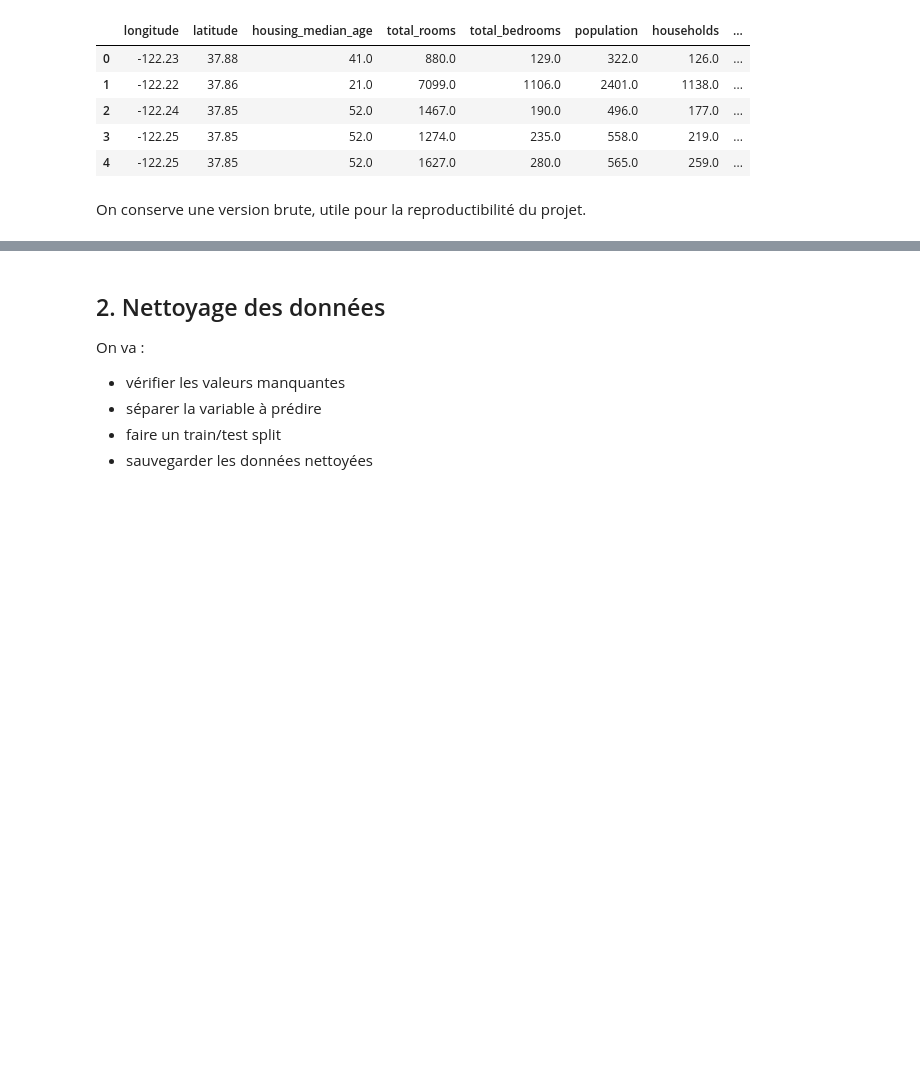
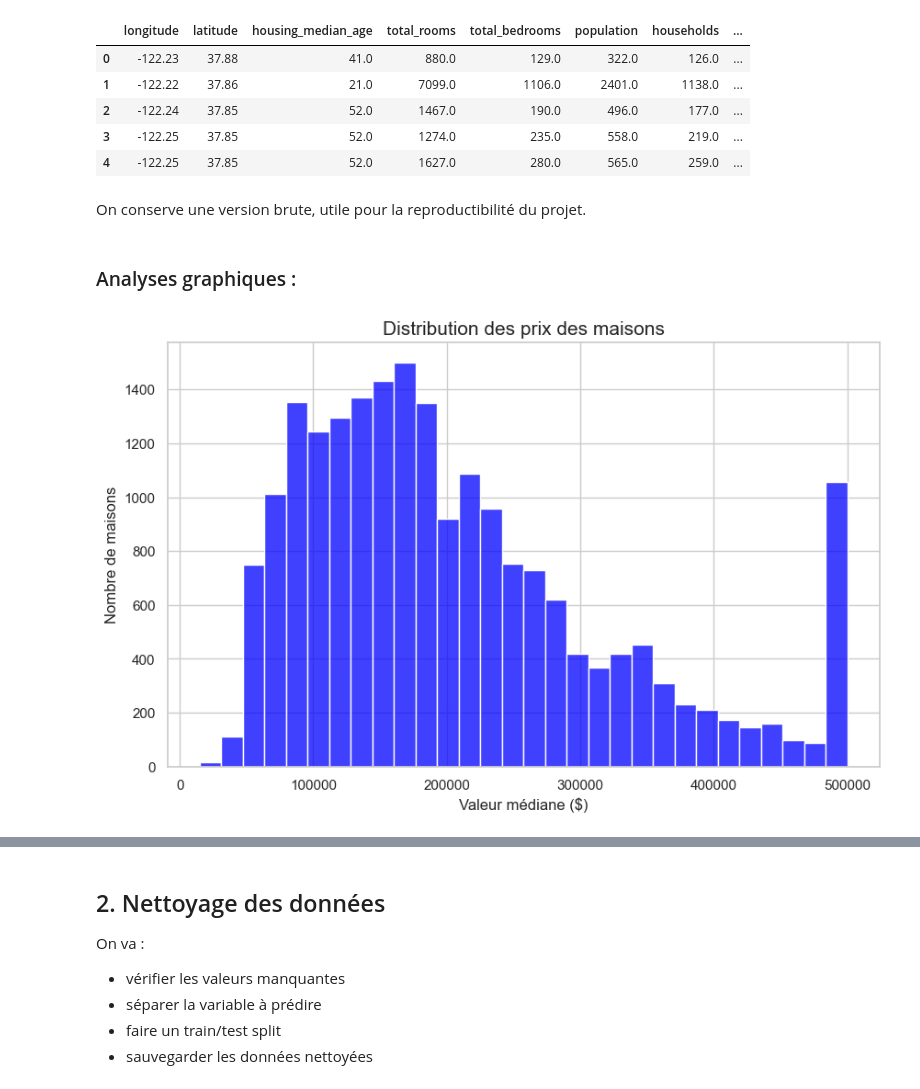
Before and after one commit to CLARAMANY/MLOps_JB_WM_AB_CM, a Jupyter notebook: notebook.ipynb, the cells around one changed output, grey strips where cells are left out. Drawn from its saved outputs; the diff is of its cells as text; code cells hidden in the pictures; blank space fills up the shorter version.

Commit message:
graph

```diff
--- a/notebook.ipynb
+++ b/notebook.ipynb
@@ -40,3 +40,21 @@ df.head()
 On conserve une version brute, utile pour la reproductibilité du projet.
 # %%
 df.to_csv("data/raw/housing_raw.csv", index=False)
+# %% [markdown]
+### Analyses graphiques :
+# %%
+import matplotlib.pyplot as plt
+import seaborn as sns
+
+sns.set_theme(style="whitegrid")
+
+plt.figure(figsize=(10, 6))
+sns.histplot(df['median_house_value'], kde=False, color='blue', bins=30)
+
+plt.title('Distribution des prix des maisons', fontsize=15)
+plt.xlabel('Valeur médiane ($)', fontsize=12)
+plt.ylabel('Nombre de maisons', fontsize=12)
+
+plt.show()
+# %% [output]
+[figure, added]
```
Also changed, not shown: parts of 5 cells of this notebook.
